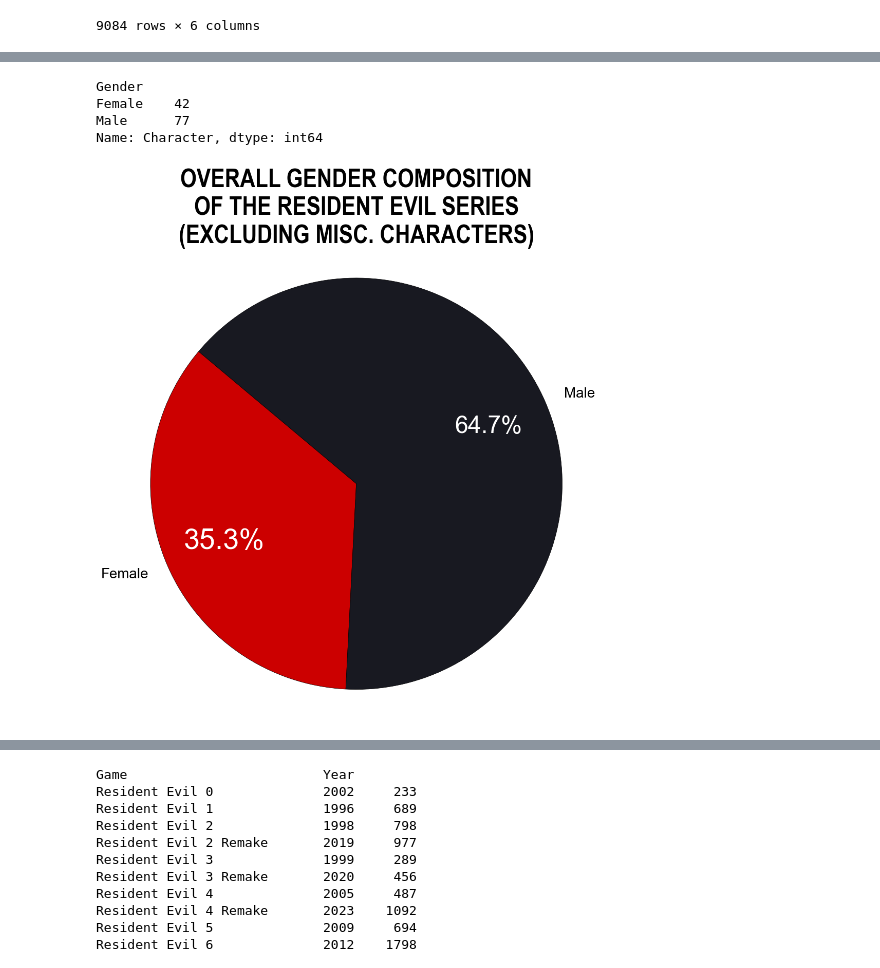
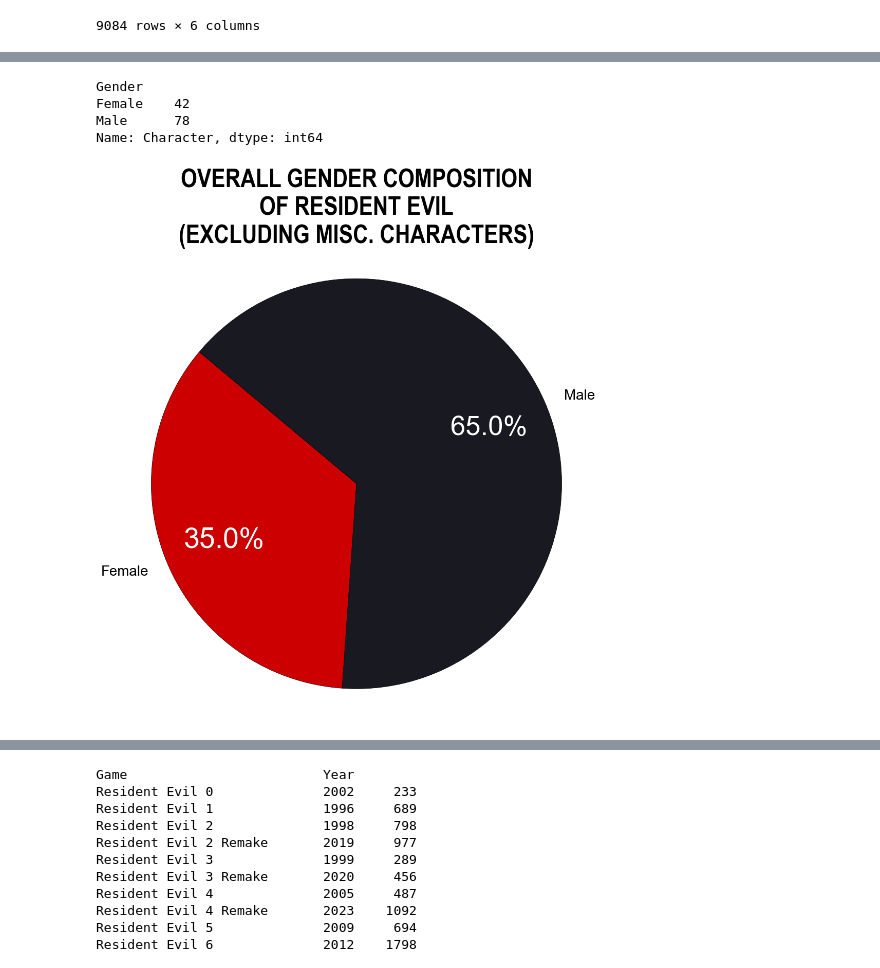
Before and after one commit to something999/is-278-resident-evil-data-viz, a Jupyter notebook: re-all-data/RE_Data_Analysis.ipynb, the cells around one changed output, grey strips where cells are left out. Drawn from its saved outputs; the diff is of its cells as text; code cells hidden in the pictures.

```diff
--- a/re-all-data/RE_Data_Analysis.ipynb
+++ b/re-all-data/RE_Data_Analysis.ipynb
@@ -205,12 +268,13 @@ plt.show()
 # %%
 # Count the number of times a gender appears in the dataset
-re_gender_counts_overall = re_data.groupby('Gender') \
-                           ['Character'].nunique()
-re_gender_counts_overall
+# .groupby() will drop rows with `nan` values in 'Gender'
+re_gender_counts_without_misc = re_data.groupby('Gender') \
+                                ['Character'].nunique()
+re_gender_counts_without_misc
 # %% [output]
 Gender
 Female    42
-Male      77
+Male      78
 Name: Character, dtype: int64
 # %%
 # Create the visualization (pie chart)
@@ -218,40 +282,40 @@ fig, ax = plt.subplots(figsize=(10, 11))
 
 def scale_annotations(autotexts: list) -> None:
     """Scales the annotations."""
-    scale = 0.5 # Give the largest slice the largest annotation
+    scale = 2.0 # Give the largest slice the largest annotation
     for autotext in autotexts:
-        autotext.set_fontsize(label_style['fontsize'] / scale)
-        if (scale < 1.0):
-            scale += 0.1
+        autotext.set_fontsize(label_style['fontsize'] * scale)
+        if (scale > 0.5):
+            scale -= 0.1
 
 # Plot the data
-wedges, texts, autotexts = ax.pie(re_gender_counts_overall,
-                                 labels = re_gender_counts_overall.index.
+wedges, texts, autotexts = ax.pie(re_gender_counts_without_misc,
+                                 labels = re_gender_counts_without_misc.index.
                                           get_level_values('Gender'),
                                  autopct = '%1.1f%%',
                                  pctdistance = 0.70,
                                  radius = 0.80,
                                  colors = [female_color,
                                            male_color,
                                            undefined_color],
                                  wedgeprops = {'ec': '#000000', 'lw': 0.5},
                                  startangle = 140)
 ax.set_title('Overall Gender Composition\n' \
-             'of the Resident Evil Series\n' \
-             '(excluding misc. characters)'.upper(),
+             'of Resident Evil\n' \
+             '(Excluding misc. Characters)'.upper(),
              **title_style)
 
 # Customize the annotations
 for text in ax.texts:
     text.set_fontname(anno_style['fontname'])
     text.set_fontsize(label_style['fontsize'])
 
 scale_annotations(autotexts)
 autotexts[1].set_color('white')
 autotexts[0].set_color('white')
 
 plt.axis('equal')
 plt.tight_layout()
 plt.show()
 # %% [output]
-[figure, old version]
+[figure, new version]
```
Also changed, not shown: parts of 49 cells of this notebook, 17 other files.
